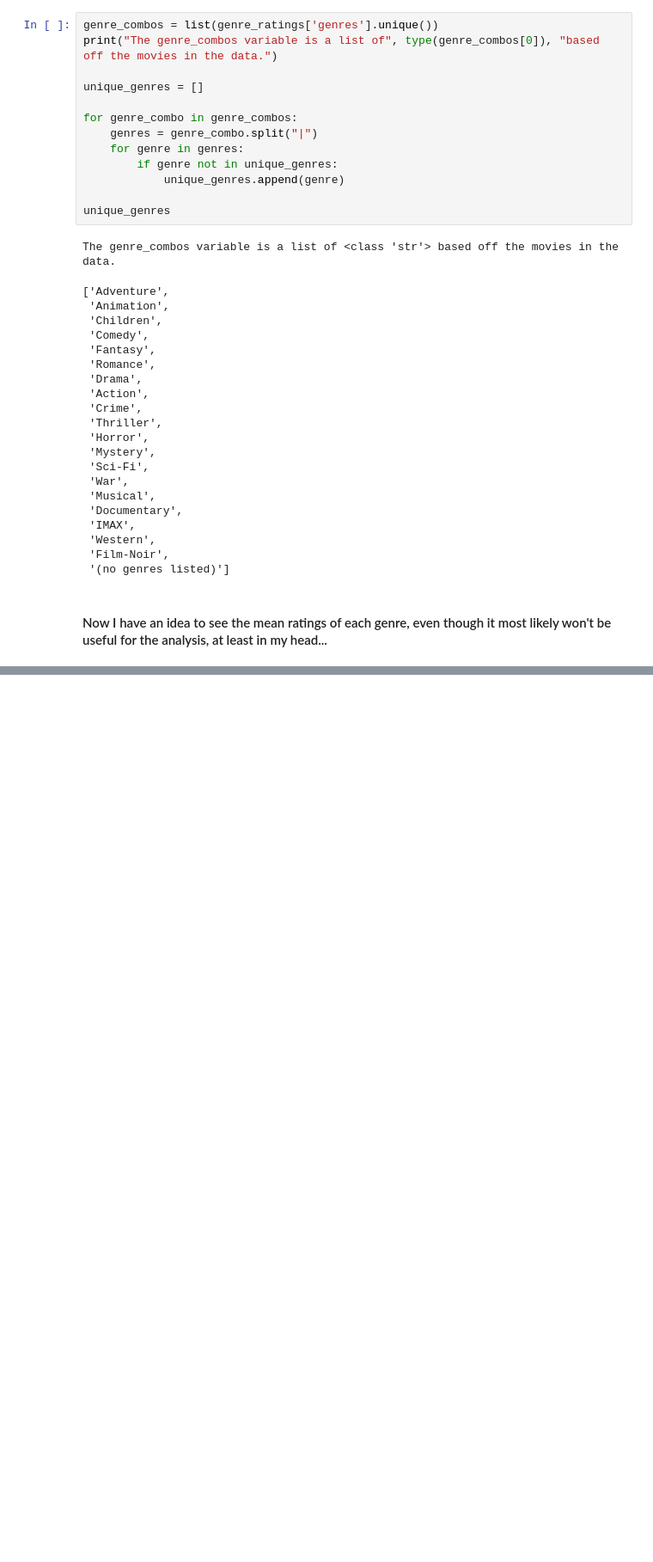
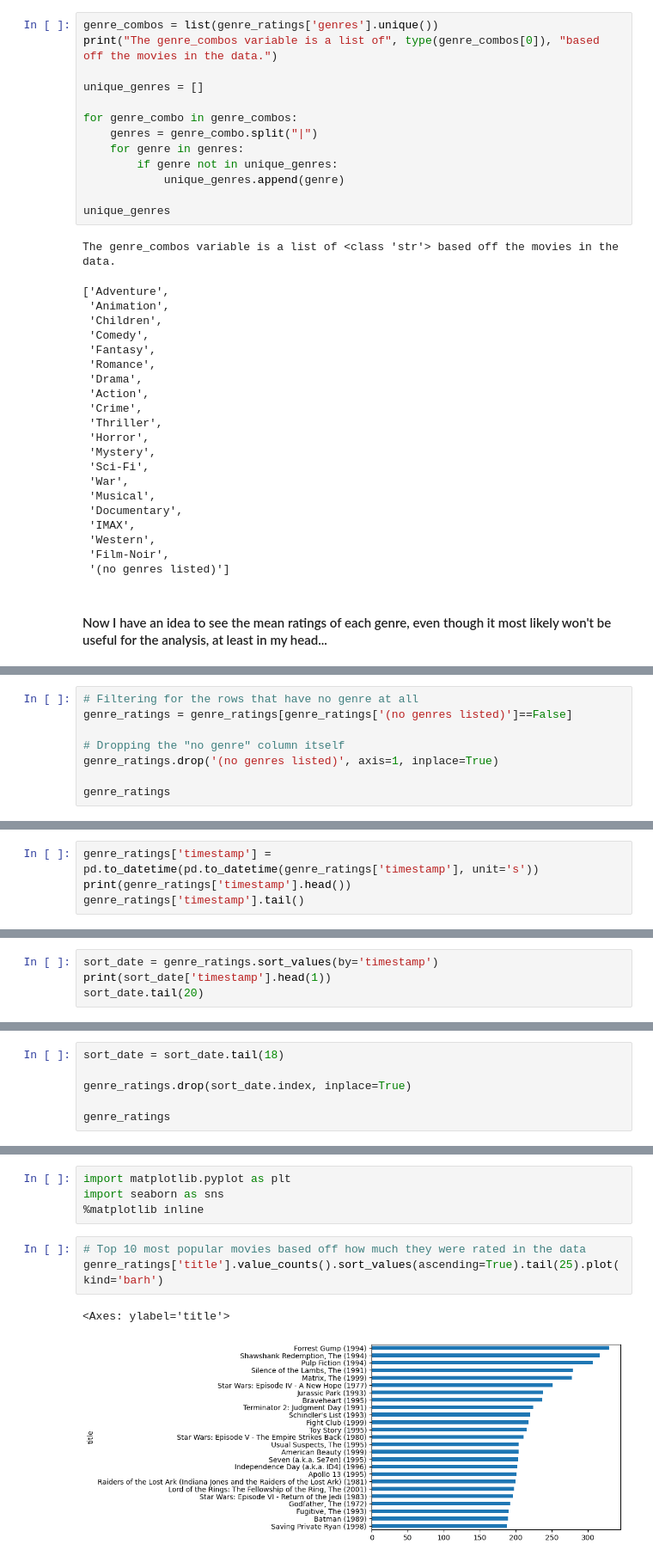
Before and after one commit to sangwon224/Movie_Recommendation_System_Project, a Jupyter notebook: Movie_Recommendation_System_Project.ipynb, the cells around one changed output, grey strips where cells are left out. Shown: that part at 86% size. Cells and saved outputs as stored; diff of their text form; blank space fills up the shorter version.

Commit message:
Added some visualizations

```diff
--- a/Movie_Recommendation_System_Project.ipynb
+++ b/Movie_Recommendation_System_Project.ipynb
@@ -199,0 +261,8 @@ The genre_combos variable is a list of <class 'str'> based off the movies in the
+# %%
+# Filtering for the rows that have no genre at all
+genre_ratings = genre_ratings[genre_ratings['(no genres listed)']==False]
+
+# Dropping the "no genre" column itself
+genre_ratings.drop('(no genres listed)', axis=1, inplace=True)
+
+genre_ratings
@@ -199,0 +296,4 @@ The genre_combos variable is a list of <class 'str'> based off the movies in the
+# %%
+genre_ratings['timestamp'] = pd.to_datetime(pd.to_datetime(genre_ratings['timestamp'], unit='s'))
+print(genre_ratings['timestamp'].head())
+genre_ratings['timestamp'].tail()
@@ -199,0 +320,4 @@ The genre_combos variable is a list of <class 'str'> based off the movies in the
+# %%
+sort_date = genre_ratings.sort_values(by='timestamp')
+print(sort_date['timestamp'].head(1))
+sort_date.tail(20)
@@ -199,0 +347,6 @@ The genre_combos variable is a list of <class 'str'> based off the movies in the
+# %%
+sort_date = sort_date.tail(18)
+
+genre_ratings.drop(sort_date.index, inplace=True)
+
+genre_ratings
@@ -199,0 +377,10 @@ The genre_combos variable is a list of <class 'str'> based off the movies in the
+# %%
+import matplotlib.pyplot as plt
+import seaborn as sns
+%matplotlib inline
+# %%
+# Top 10 most popular movies based off how much they were rated in the data
+genre_ratings['title'].value_counts().sort_values(ascending=True).tail(25).plot(kind='barh')
+# %% [output]
+<Axes: ylabel='title'>
+[figure, added]
```
Also changed, not shown: parts of 23 cells of this notebook.
